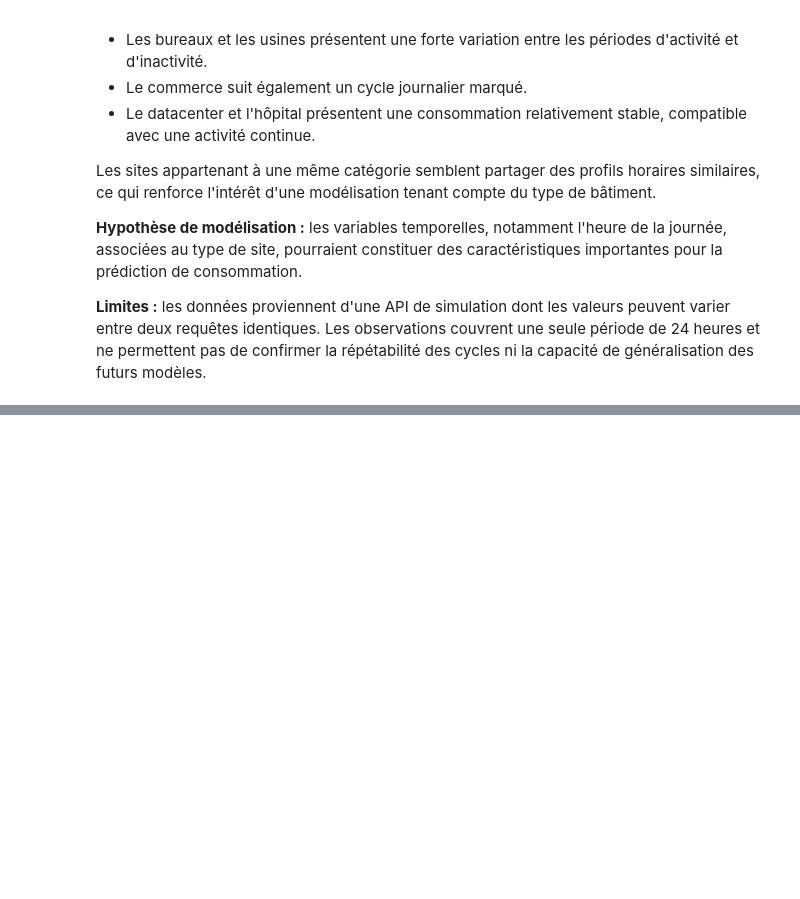
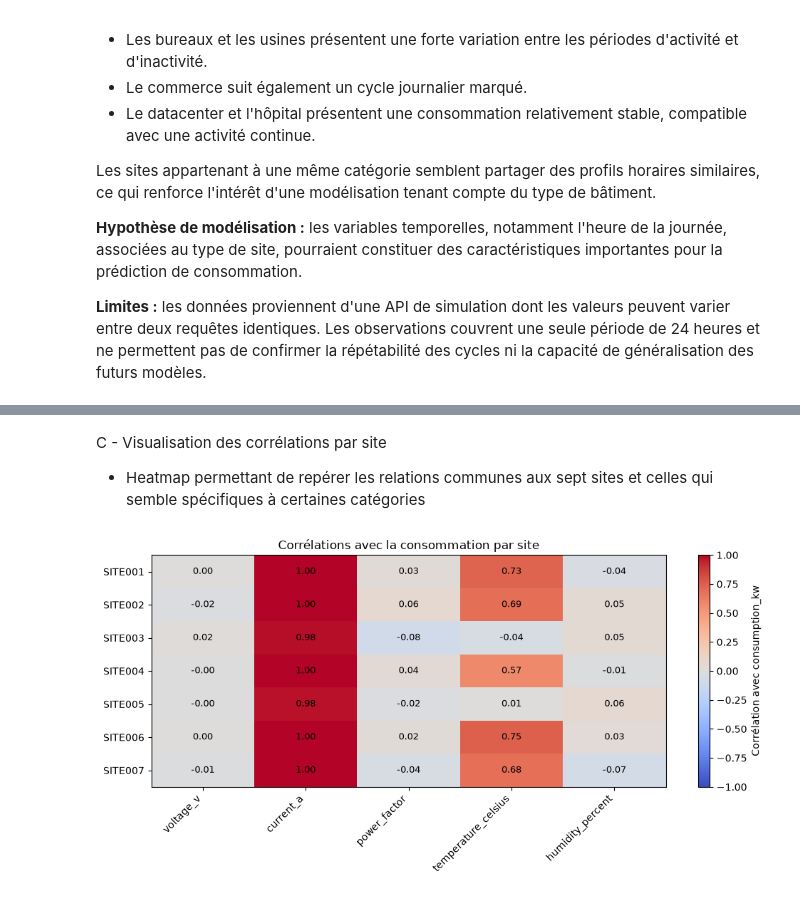
Before and after one commit to EADL-projet-piscine/smart_energy_optimizer, a Jupyter notebook: ml/notebooks/01_exploration_readings.ipynb, the cells around one changed output, grey strips where cells are left out. Saved outputs shown, nothing was run; the diff lists cells and outputs as text; code cells hidden in the pictures; blank space fills up the shorter version.

```diff
--- a/ml/notebooks/01_exploration_readings.ipynb
+++ b/ml/notebooks/01_exploration_readings.ipynb
@@ -675,0 +766,17 @@ Les sites appartenant à une même catégorie semblent partager des profils hora
+# %%
+site_correlations = []
+
+for site_id, group in df.groupby("site_id"):
+    correlations = group[numeric_columns].corr()["consumption_kw"]
+
+    site_correlations.append({
+        "site_id": site_id,
+        "site_type": group["site_type"].iloc[0],
+        **correlations.to_dict(),
+    })
+
+site_corr_df = pd.DataFrame(site_correlations)
+
+display(
+    site_corr_df.round(3)
+)
@@ -675,0 +792,48 @@ Les sites appartenant à une même catégorie semblent partager des profils hora
+# %% [markdown]
+C - Visualisation des corrélations par site
+- Heatmap permettant de repérer les relations communes aux sept sites et celles qui semble spécifiques à certaines catégories
+# %%
+site_corr_matrix = site_corr_df.set_index("site_id")[
+    [col for col in numeric_columns if col != "consumption_kw"]
+]
+
+fig, ax = plt.subplots(figsize=(10, 5))
+
+im = ax.imshow(
+    site_corr_matrix,
+    cmap="coolwarm",
+    vmin=-1,
+    vmax=1,
+    aspect="auto",
+)
+
+ax.set_xticks(range(len(site_corr_matrix.columns)))
+ax.set_xticklabels(
+    site_corr_matrix.columns,
+    rotation=45,
+    ha="right",
+)
+
+ax.set_yticks(range(len(site_corr_matrix.index)))
+ax.set_yticklabels(site_corr_matrix.index)
+
+for i in range(len(site_corr_matrix.index)):
+    for j in range(len(site_corr_matrix.columns)):
+        value = site_corr_matrix.iloc[i, j]
+
+        ax.text(
+            j,
+            i,
+            f"{value:.2f}",
+            ha="center",
+            va="center",
+            fontsize=9,
+        )
+
+fig.colorbar(im, ax=ax, label="Corrélation avec consumption_kw")
+ax.set_title("Corrélations avec la consommation par site")
+
+plt.tight_layout()
+plt.show()
+# %% [output]
+[figure, added]
```
Also changed, not shown: parts of 29 cells of this notebook, 1 other file.
